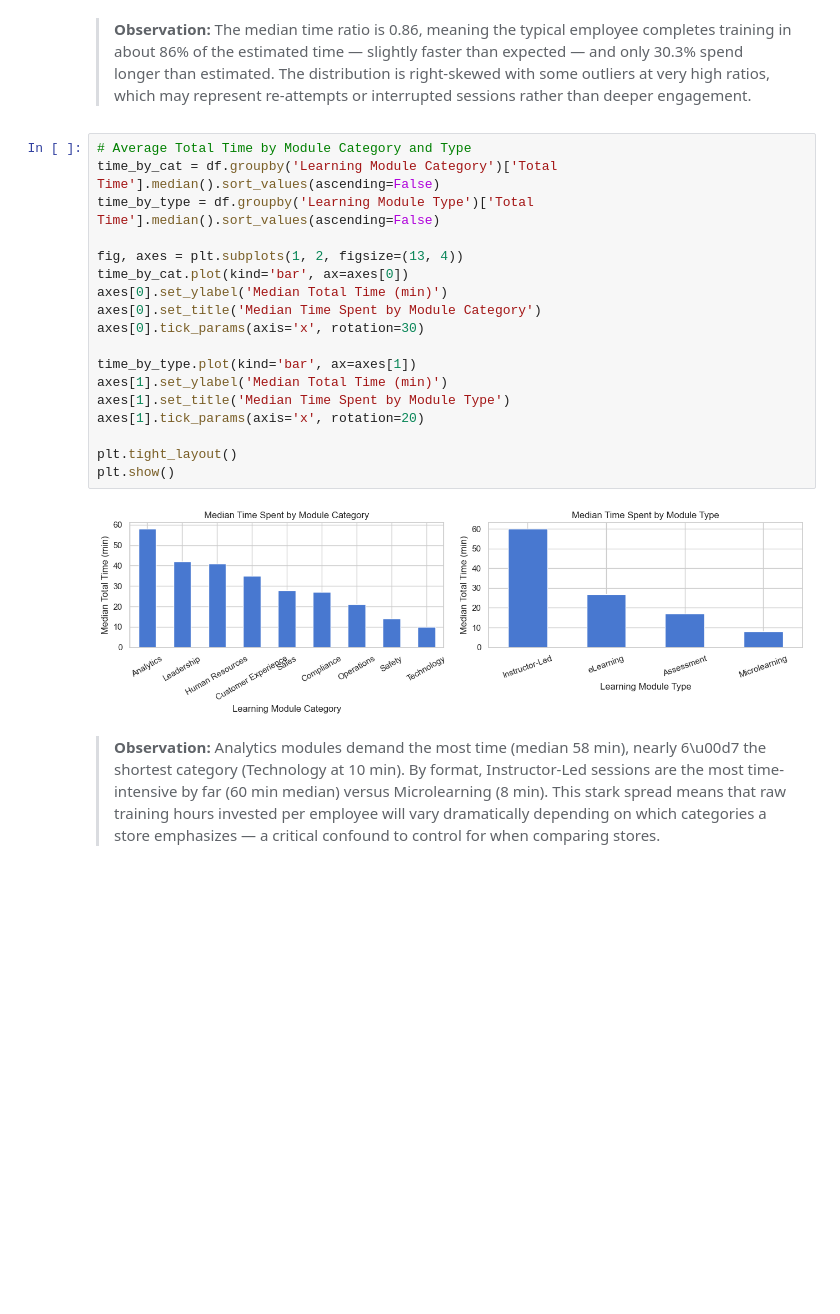
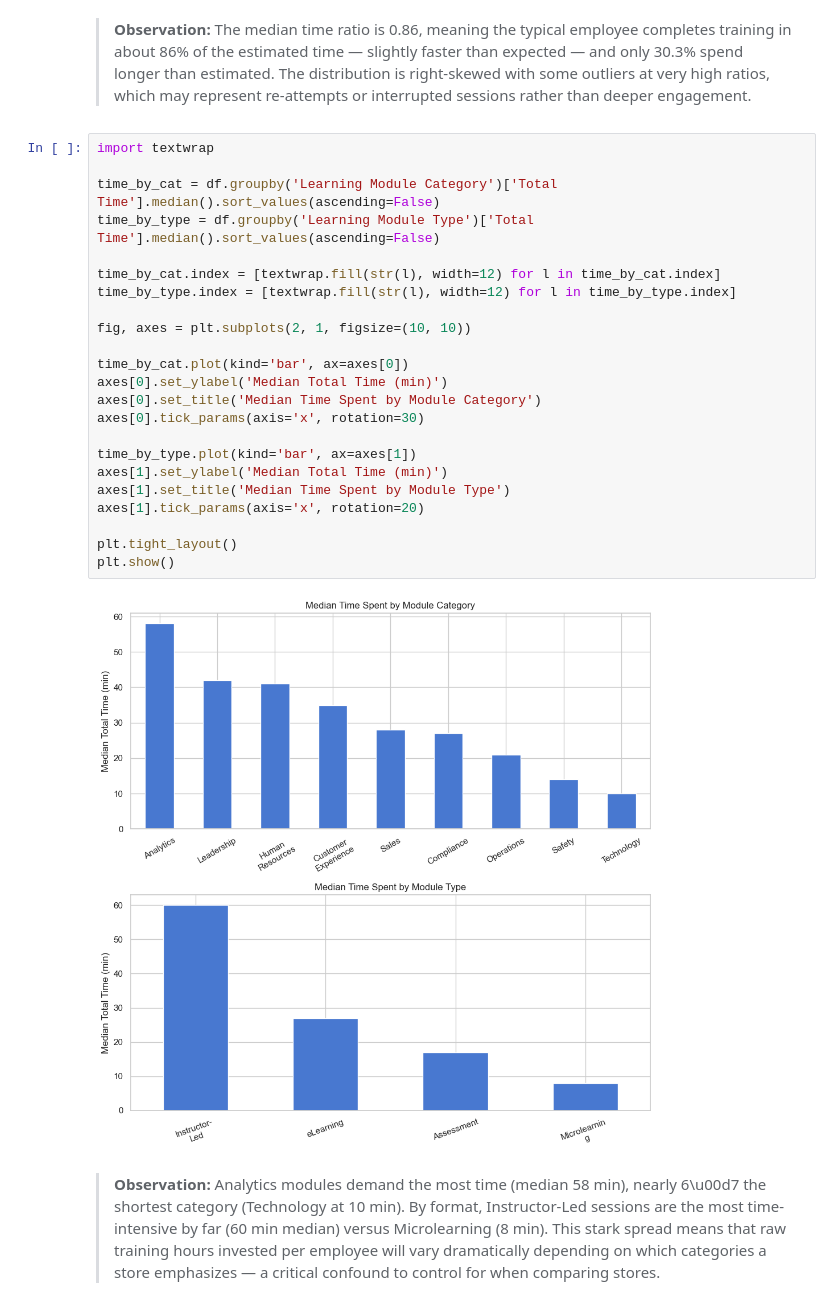
Before and after one commit to linokon4120/Weis_Project, a Jupyter notebook: Weis_LMS_EDA.ipynb, the cells around one changed output. Saved outputs shown, nothing was run; the diff lists cells and outputs as text; blank space fills up the shorter version.

```diff
--- a/Weis_LMS_EDA.ipynb
+++ b/Weis_LMS_EDA.ipynb
@@ -503,25 +407,30 @@ Median Time Ratio: 0.86
 # %% [markdown]
 > **Observation:** The median time ratio is 0.86, meaning the typical employee completes training in about 86% of the estimated time — slightly faster than expected — and only 30.3% spend longer than estimated. The distribution is right-skewed with some outliers at very high ratios, which may represent re-attempts or interrupted sessions rather than deeper engagement.
 # %%
-# Average Total Time by Module Category and Type
+import textwrap
+
 time_by_cat = df.groupby('Learning Module Category')['Total Time'].median().sort_values(ascending=False)
 time_by_type = df.groupby('Learning Module Type')['Total Time'].median().sort_values(ascending=False)
 
-fig, axes = plt.subplots(1, 2, figsize=(13, 4))
+time_by_cat.index = [textwrap.fill(str(l), width=12) for l in time_by_cat.index]
+time_by_type.index = [textwrap.fill(str(l), width=12) for l in time_by_type.index]
+
+fig, axes = plt.subplots(2, 1, figsize=(10, 10))
+
 time_by_cat.plot(kind='bar', ax=axes[0])
 axes[0].set_ylabel('Median Total Time (min)')
 axes[0].set_title('Median Time Spent by Module Category')
 axes[0].tick_params(axis='x', rotation=30)
 
 time_by_type.plot(kind='bar', ax=axes[1])
 axes[1].set_ylabel('Median Total Time (min)')
 axes[1].set_title('Median Time Spent by Module Type')
 axes[1].tick_params(axis='x', rotation=20)
 
 plt.tight_layout()
 plt.show()
 # %% [output]
-[figure, old version]
+[figure, new version]
 # %% [markdown]
 > **Observation:** Analytics modules demand the most time (median 58 min), nearly 6\u00d7 the shortest category (Technology at 10 min). By format, Instructor-Led sessions are the most time-intensive by far (60 min median) versus Microlearning (8 min). This stark spread means that raw training hours invested per employee will vary dramatically depending on which categories a store emphasizes — a critical confound to control for when comparing stores.
 # %%
```
Also changed, not shown: parts of 11 cells of this notebook, 2 other files.
